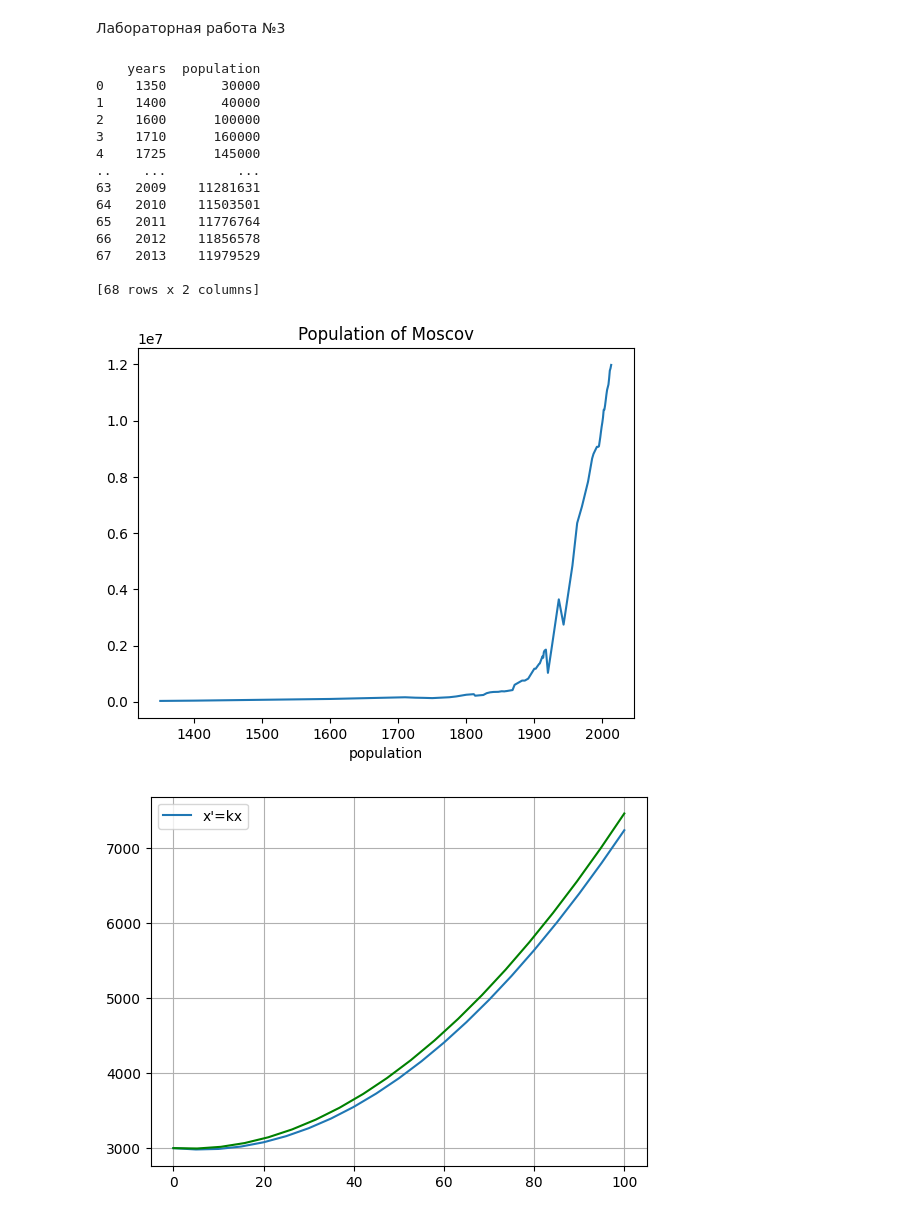
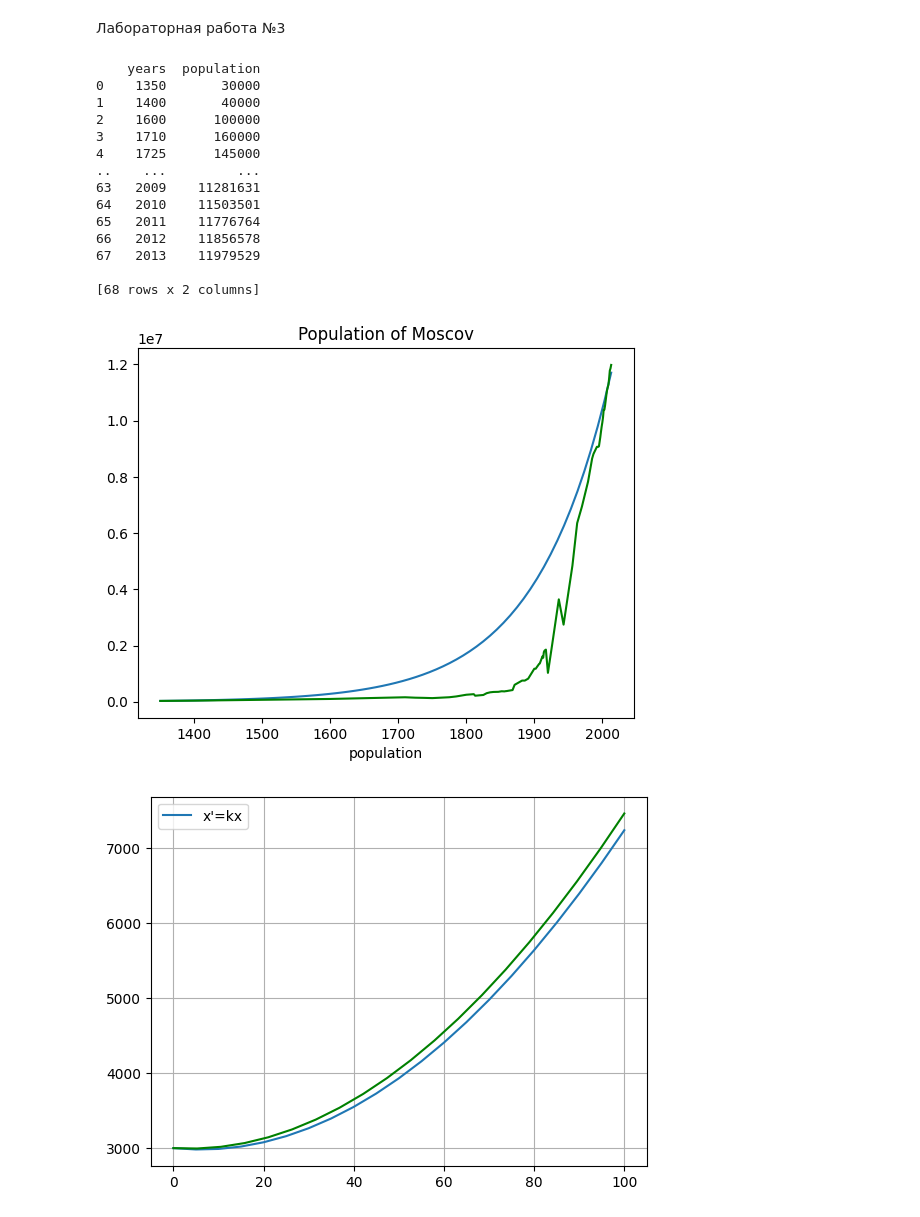
Before and after one commit to Mary-Zinoveva/MMVSULAB1, a Jupyter notebook: lab1.ipynb, the cells around one changed output. Drawn from its saved outputs; the diff is of its cells as text; code cells hidden in the pictures.

```diff
--- a/lab1.ipynb
+++ b/lab1.ipynb
@@ -204,35 +204,47 @@ plt.show()
 # %%
 import matplotlib.pyplot as plt
 import numpy as np
 import pandas as pd
 url='https://raw.githubusercontent.com/Mary-Zinoveva/MMVSULAB1/main/maryMoscov.csv'
 df=pd.read_csv(url)
 print(df)
+def dydt(y,t):
+  a=0
+  b=-0.009016
+  c=3
+  return (a*y-b)*y-c
+#Создаем область построения
+t=np.linspace(1350,2013,68)
+#решаем диффур, обозначаем функцию решения solve
+solve=odeint(dydt, y0=30000, t=t)
+solve=solve.flatten()
 
 years=np.array(df['years'])
 population=np.array(df['population'])
 
-plt.plot(df['years'],df['population'])
+%matplotlib inline
+plt.plot(t, solve, label=r"$x'=k(x)x-c$")
+plt.plot(df['years'],df['population'],color="green")
 plt.xlabel('years')
 plt.xlabel('population')
 plt.title('Population of Moscov')
 plt.show()
 # %% [output]
     years  population
 0    1350       30000
 1    1400       40000
 2    1600      100000
 3    1710      160000
 4    1725      145000
 ..    ...         ...
 63   2009    11281631
 64   2010    11503501
 65   2011    11776764
 66   2012    11856578
 67   2013    11979529
 
 [68 rows x 2 columns]
-[figure, old version]
+[figure, new version]
 # %%
 import matplotlib.pyplot as plt
 import numpy as np
```
Also changed, not shown: parts of 2 cells of this notebook.
